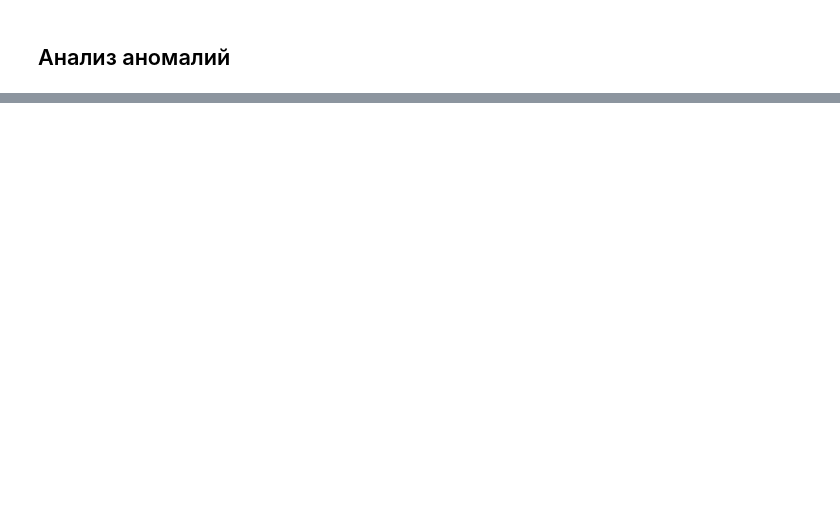
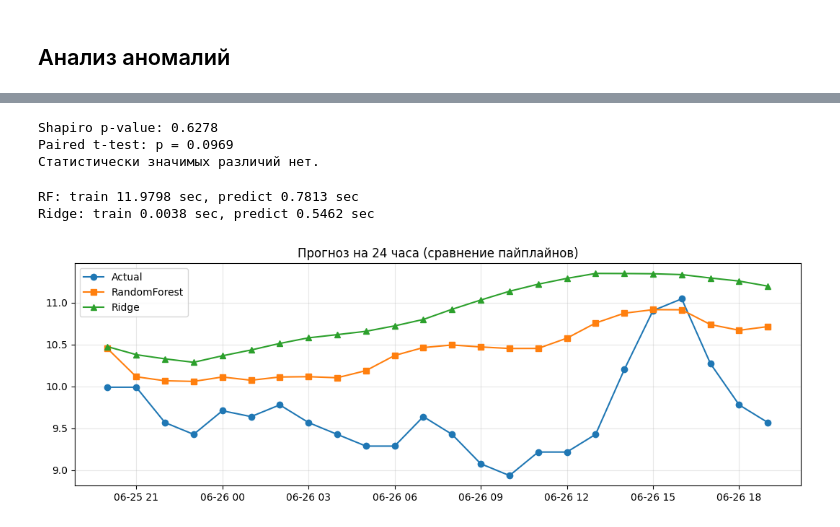
Before and after one commit to Torentine/colab-timeseries-notebooks, a Jupyter notebook: 01_etth1_time_series_colab.ipynb, the cells around one changed output, grey strips where cells are left out. Cells and saved outputs as stored; diff of their text form; code cells hidden in the pictures; blank space fills up the shorter version.

Commit message:
Add time series research report

```diff
--- a/01_etth1_time_series_colab.ipynb
+++ b/01_etth1_time_series_colab.ipynb
@@ -249,0 +669,62 @@ plt.show()
+# %%
+from scipy import stats
+
+diff = np.array(errors_rf) - np.array(errors_ridge)
+_, p_norm = stats.shapiro(diff)
+print(f"Shapiro p-value: {p_norm:.4f}")
+
+if p_norm > 0.05:
+    t_stat, p_val = stats.ttest_rel(errors_rf, errors_ridge)
+    print(f"Paired t-test: p = {p_val:.4f}")
+else:
+    w_stat, p_val = stats.wilcoxon(errors_rf, errors_ridge)
+    print(f"Wilcoxon test: p = {p_val:.4f}")
+
+alpha = 0.05
+if p_val < alpha:
+    print("Модели различаются статистически значимо.")
+else:
+    print("Статистически значимых различий нет.")
+# %% [output]
+Shapiro p-value: 0.6278
+Paired t-test: p = 0.0969
+Статистически значимых различий нет.
+# %%
+import time
+
+def benchmark(model, scaler, train_df, horizon):
+    X_tr, y_tr, _ = make_features_for_df(train_df)
+    start = time.time()
+    if scaler:
+        X_tr = scaler.fit_transform(X_tr)
+    model.fit(X_tr, y_tr)
+    train_time = time.time() - start
+
+    start = time.time()
+    _ = recursive_forecast_simple(model, scaler, train_df, horizon, feature_names)
+    pred_time = time.time() - start
+    return train_time, pred_time
+
+rf_model = RandomForestRegressor(n_estimators=100, random_state=RANDOM_STATE)
+ridge_model = Ridge(alpha=1.0)
+scaler_ridge = StandardScaler()
+
+t_train_rf, t_pred_rf = benchmark(rf_model, None, train, HORIZON)
+t_train_ridge, t_pred_ridge = benchmark(ridge_model, scaler_ridge, train, HORIZON)
+
+print(f"RF: train {t_train_rf:.4f} sec, predict {t_pred_rf:.4f} sec")
+print(f"Ridge: train {t_train_ridge:.4f} sec, predict {t_pred_ridge:.4f} sec")
+# %% [output]
+RF: train 11.9798 sec, predict 0.7813 sec
+Ridge: train 0.0038 sec, predict 0.5462 sec
+# %%
+plt.figure(figsize=(13, 4))
+plt.plot(test['ds'], y_test, 'o-', label='Actual')
+plt.plot(test['ds'], pred_rf, 's-', label='RandomForest')
+plt.plot(test['ds'], pred_ridge, '^-', label='Ridge')
+plt.title("Прогноз на 24 часа (сравнение пайплайнов)")
+plt.legend()
+plt.grid(alpha=0.3)
+plt.show()
+# %% [output]
+[figure, added]
```
Also changed, not shown: parts of 14 cells of this notebook, 1 other file.
